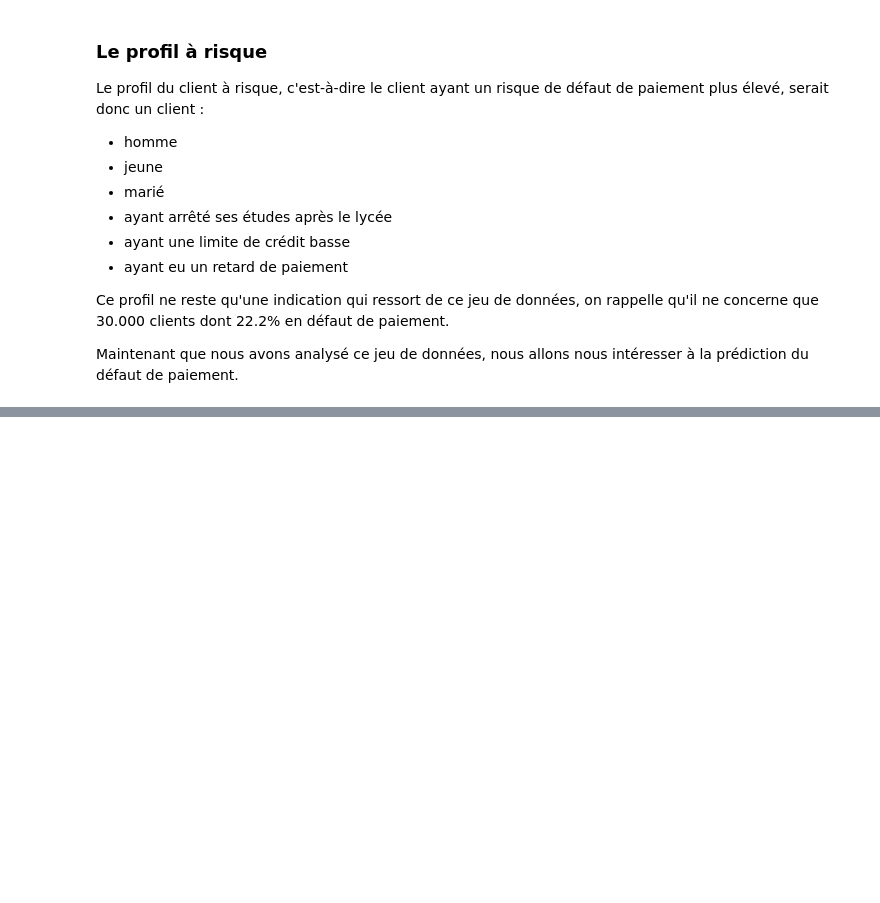
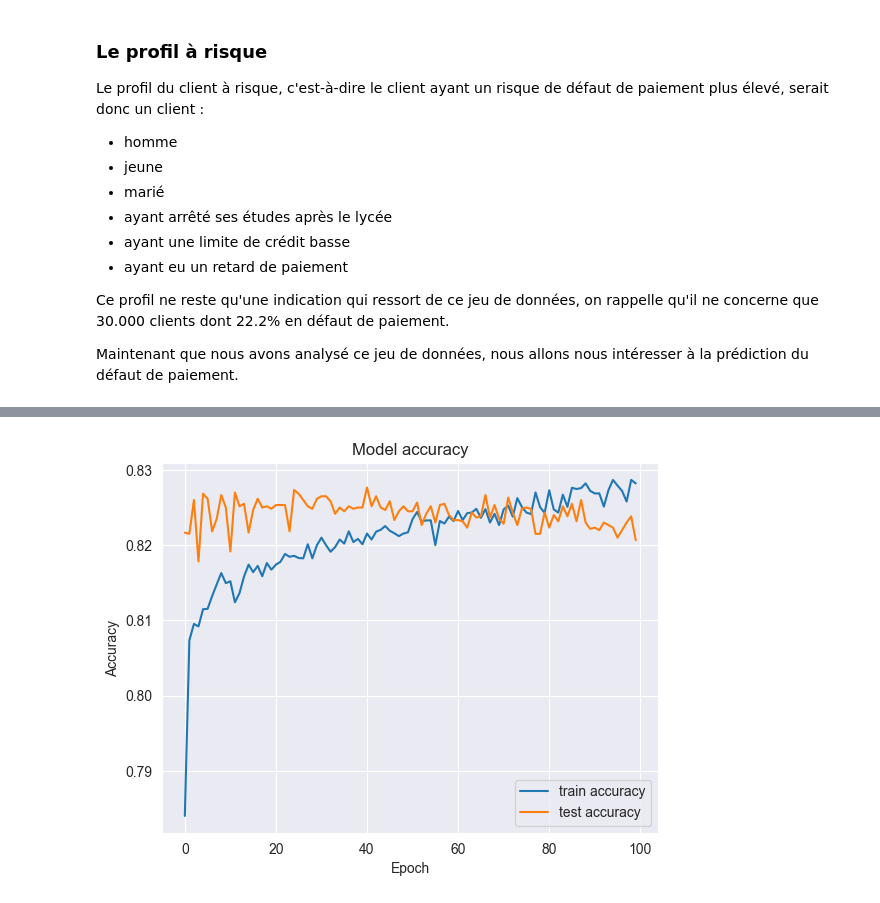
Before and after one commit to Alhern/defaults_prediction, a Jupyter notebook: credit_default.ipynb, the cells around one changed output, grey strips where cells are left out. Cells and saved outputs as stored; diff of their text form; code cells hidden in the pictures; blank space fills up the shorter version.

```diff
--- a/credit_default.ipynb
+++ b/credit_default.ipynb
@@ -542,0 +639,8 @@ Maintenant que nous avons analysé ce jeu de données, nous allons nous intéres
+# %%
+# on récupère les données de précision du modèle :
+train_acc = history.history['accuracy']
+test_acc = history.history['val_accuracy']
+
+# on récupère les données de perte du modèle :
+train_loss = history.history['loss']
+test_loss = history.history['val_loss']
@@ -542,0 +700,11 @@ Maintenant que nous avons analysé ce jeu de données, nous allons nous intéres
+# %%
+# on affiche les données de précision du modèle :
+plt.plot(train_acc, label='train accuracy')
+plt.plot(test_acc, label='test accuracy')
+plt.title('Model accuracy')
+plt.ylabel('Accuracy')
+plt.xlabel('Epoch')
+plt.legend()
+plt.show()
+# %% [output]
+[figure, added]
```
Also changed, not shown: parts of 31 cells of this notebook.
